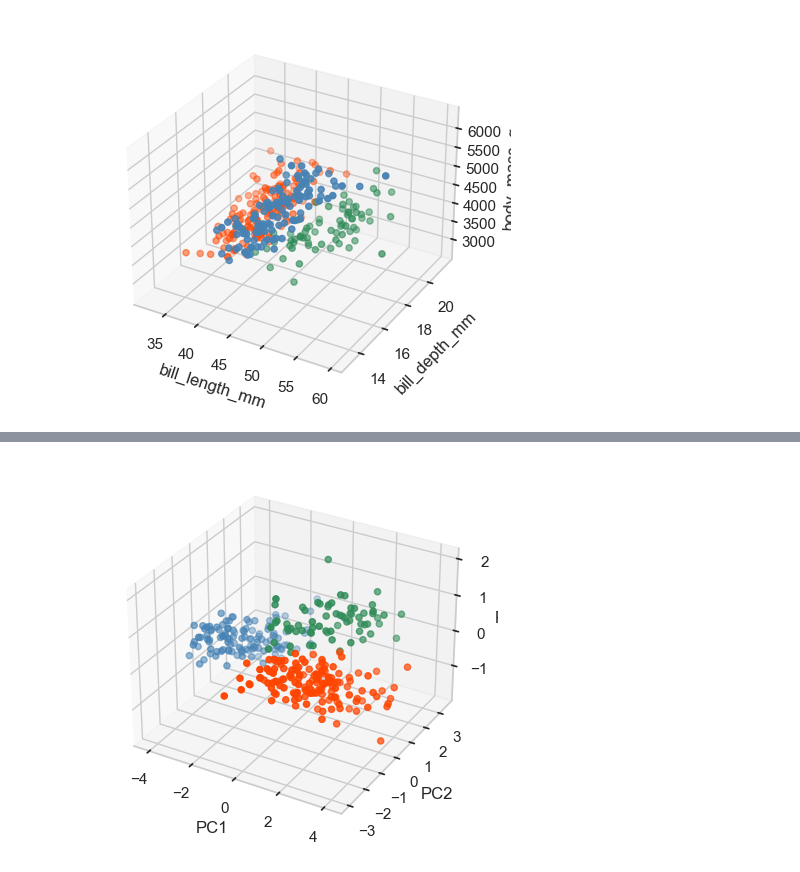
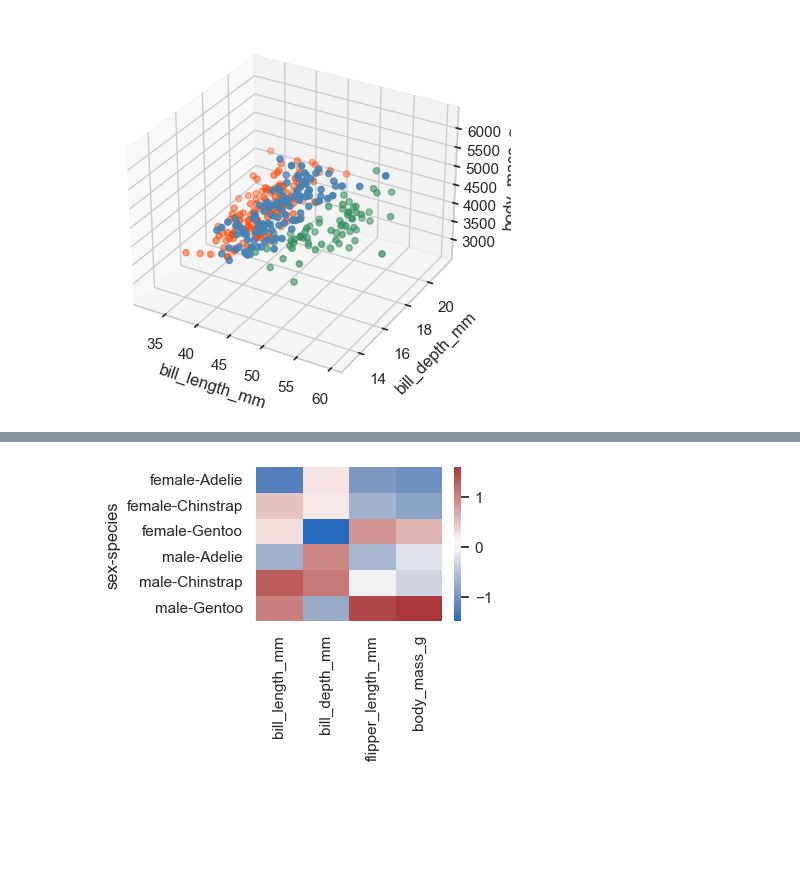
Before and after one commit to sangyu/holopheno, a Jupyter notebook: nbs/Visualising the data.ipynb, the cells around one changed output, grey strips where cells are left out. Cells and saved outputs as stored; diff of their text form; code cells hidden in the pictures; blank space fills up the shorter version.

```diff
--- a/nbs/Visualising the data.ipynb
+++ b/nbs/Visualising the data.ipynb
@@ -20,7 +20,7 @@ x_columns = ['species', 'island', 'sex']
 y_columns = [
                     'bill_length_mm',
                    'bill_depth_mm',
-                   'bill_depth_mm',
+                   'flipper_length_mm',
                    'body_mass_g',
                   ]
 penguins_h = holopheno.read_data(penguins, x = x_columns, y = y_columns)
@@ -53,7 +53,4 @@ penguins_h.transform_with_pca(pca)
-# %%
-
-# %matplotlib widget
-palette = {'Adelie': 'orangered', 'Gentoo': 'steelblue', 'Chinstrap': 'seagreen'}
-f1 = penguins_h.scatter_3d(['PC1', 'PC2', 'PC3'], color_by = 'species', palette = palette, type = 'scaled');
-# %% [output]
-[figure, removed]
+# %%
+penguins_h.heatmap_zscore(group_by=['sex', 'species'], fig_size = None, ax = None, heatmap_kwargs = {'cmap': 'vlag'} );
+# %% [output]
+[figure, added]
```
Also changed, not shown: parts of 2 cells of this notebook, 9 other files.
